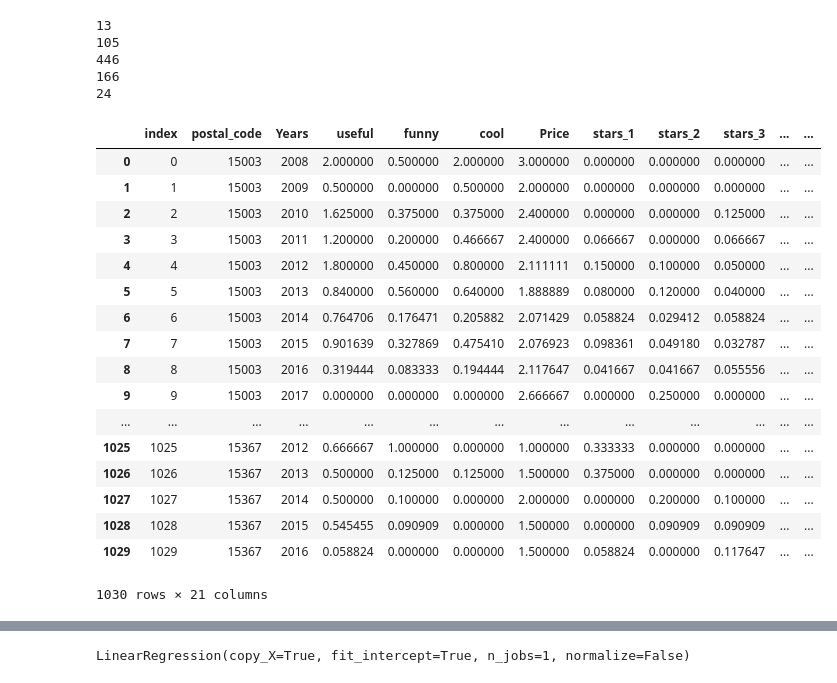
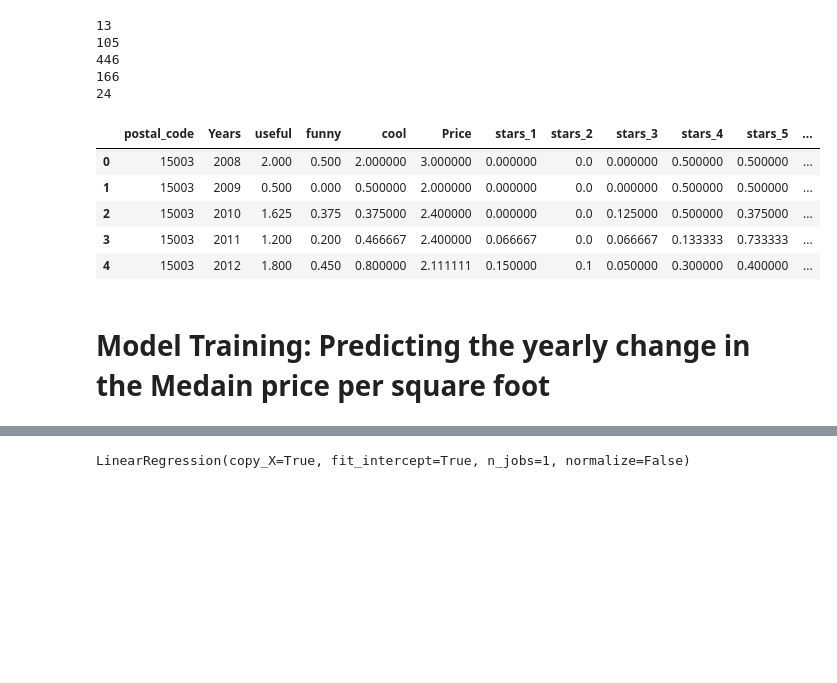
Before and after one commit to joroscha/ml, a Jupyter notebook: Feature Creation.ipynb, the cells around one changed output, grey strips where cells are left out. Cells and saved outputs as stored; diff of their text form; code cells hidden in the pictures; blank space fills up the shorter version.

```diff
--- a/Feature Creation.ipynb
+++ b/Feature Creation.ipynb
@@ -660,23 +373,15 @@ zip_aggregated['Log_Growth_Y2Y'] = Growth_Y2Y
 # %%
+#reset index
+
 zip_aggregated = zip_aggregated.reset_index()
-zip_aggregated
+zip_aggregated.head()
 # %% [output]
-|  | index | postal_code | Years | useful | funny | cool | Price | stars_1 | stars_2 | stars_3 | ... | ... |
-| 0 | 0 | 15003 | 2008 | 2.000000 | 0.500000 | 2.000000 | 3.000000 | 0.000000 | 0.000000 | 0.000000 | ... | ... |
-| 1 | 1 | 15003 | 2009 | 0.500000 | 0.000000 | 0.500000 | 2.000000 | 0.000000 | 0.000000 | 0.000000 | ... | ... |
-| 2 | 2 | 15003 | 2010 | 1.625000 | 0.375000 | 0.375000 | 2.400000 | 0.000000 | 0.000000 | 0.125000 | ... | ... |
-| 3 | 3 | 15003 | 2011 | 1.200000 | 0.200000 | 0.466667 | 2.400000 | 0.066667 | 0.000000 | 0.066667 | ... | ... |
-| 4 | 4 | 15003 | 2012 | 1.800000 | 0.450000 | 0.800000 | 2.111111 | 0.150000 | 0.100000 | 0.050000 | ... | ... |
-| 5 | 5 | 15003 | 2013 | 0.840000 | 0.560000 | 0.640000 | 1.888889 | 0.080000 | 0.120000 | 0.040000 | ... | ... |
-| 6 | 6 | 15003 | 2014 | 0.764706 | 0.176471 | 0.205882 | 2.071429 | 0.058824 | 0.029412 | 0.058824 | ... | ... |
-| 7 | 7 | 15003 | 2015 | 0.901639 | 0.327869 | 0.475410 | 2.076923 | 0.098361 | 0.049180 | 0.032787 | ... | ... |
-| 8 | 8 | 15003 | 2016 | 0.319444 | 0.083333 | 0.194444 | 2.117647 | 0.041667 | 0.041667 | 0.055556 | ... | ... |
-| 9 | 9 | 15003 | 2017 | 0.000000 | 0.000000 | 0.000000 | 2.666667 | 0.000000 | 0.250000 | 0.000000 | ... | ... |
-| ... | ... | ... | ... | ... | ... | ... | ... | ... | ... | ... | ... | ... |
-| 1025 | 1025 | 15367 | 2012 | 0.666667 | 1.000000 | 0.000000 | 1.000000 | 0.333333 | 0.000000 | 0.000000 | ... | ... |
-| 1026 | 1026 | 15367 | 2013 | 0.500000 | 0.125000 | 0.125000 | 1.500000 | 0.375000 | 0.000000 | 0.000000 | ... | ... |
-| 1027 | 1027 | 15367 | 2014 | 0.500000 | 0.100000 | 0.000000 | 2.000000 | 0.000000 | 0.200000 | 0.100000 | ... | ... |
-| 1028 | 1028 | 15367 | 2015 | 0.545455 | 0.090909 | 0.000000 | 1.500000 | 0.000000 | 0.090909 | 0.090909 | ... | ... |
-| 1029 | 1029 | 15367 | 2016 | 0.058824 | 0.000000 | 0.000000 | 1.500000 | 0.058824 | 0.000000 | 0.117647 | ... | ... |
+|  | postal_code | Years | useful | funny | cool | Price | stars_1 | stars_2 | stars_3 | stars_4 | stars_5 | ... |
+| 0 | 15003 | 2008 | 2.000 | 0.500 | 2.000000 | 3.000000 | 0.000000 | 0.0 | 0.000000 | 0.500000 | 0.500000 | ... |
+| 1 | 15003 | 2009 | 0.500 | 0.000 | 0.500000 | 2.000000 | 0.000000 | 0.0 | 0.000000 | 0.500000 | 0.500000 | ... |
+| 2 | 15003 | 2010 | 1.625 | 0.375 | 0.375000 | 2.400000 | 0.000000 | 0.0 | 0.125000 | 0.500000 | 0.375000 | ... |
+| 3 | 15003 | 2011 | 1.200 | 0.200 | 0.466667 | 2.400000 | 0.066667 | 0.0 | 0.066667 | 0.133333 | 0.733333 | ... |
+| 4 | 15003 | 2012 | 1.800 | 0.450 | 0.800000 | 2.111111 | 0.150000 | 0.1 | 0.050000 | 0.300000 | 0.400000 | ... |
-1030 rows × 21 columns
+# %% [markdown]
+# Model Training: Predicting the yearly change in the Medain price per square foot
 # %%
```
Also changed, not shown: parts of 94 cells of this notebook.
